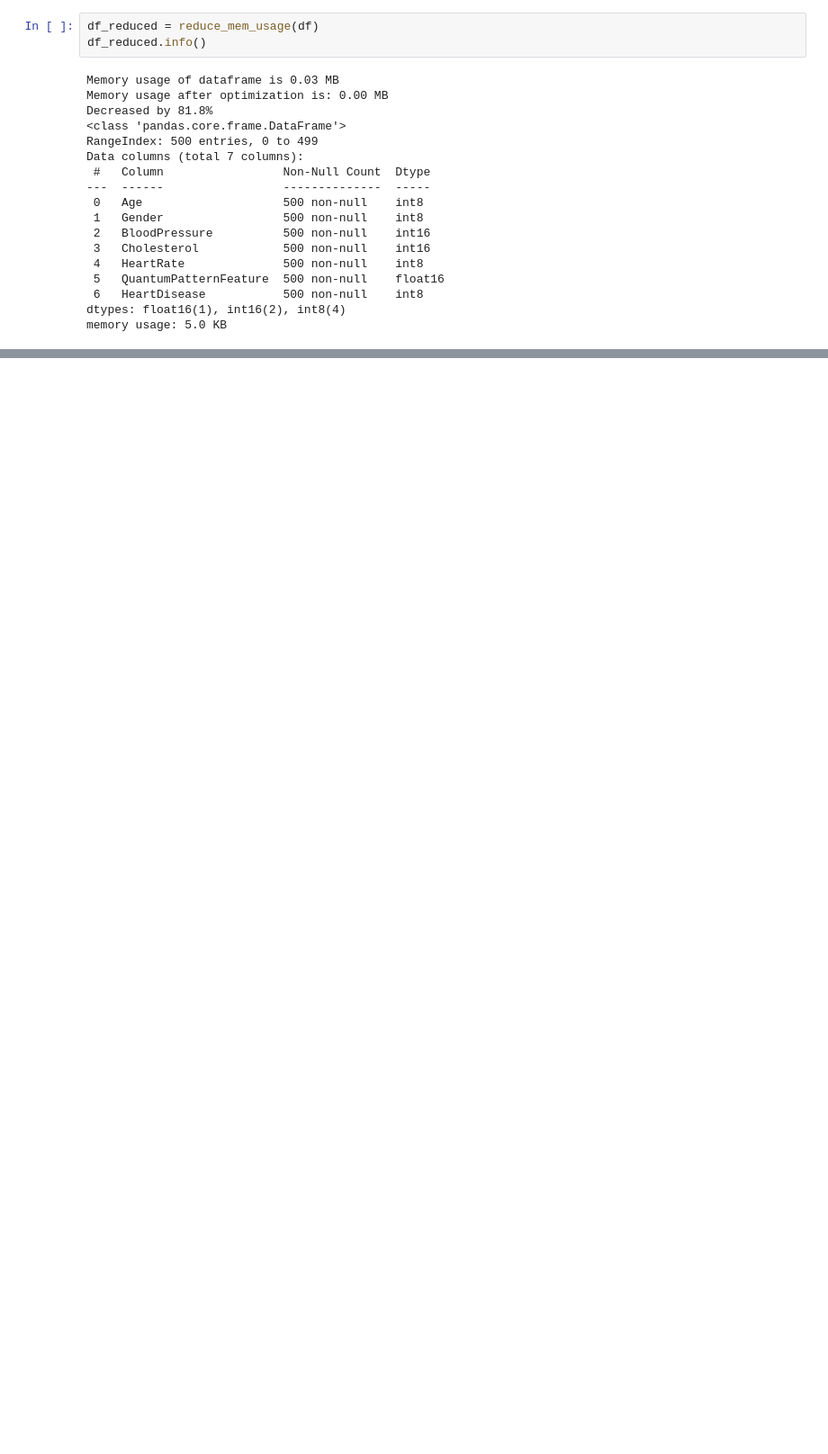
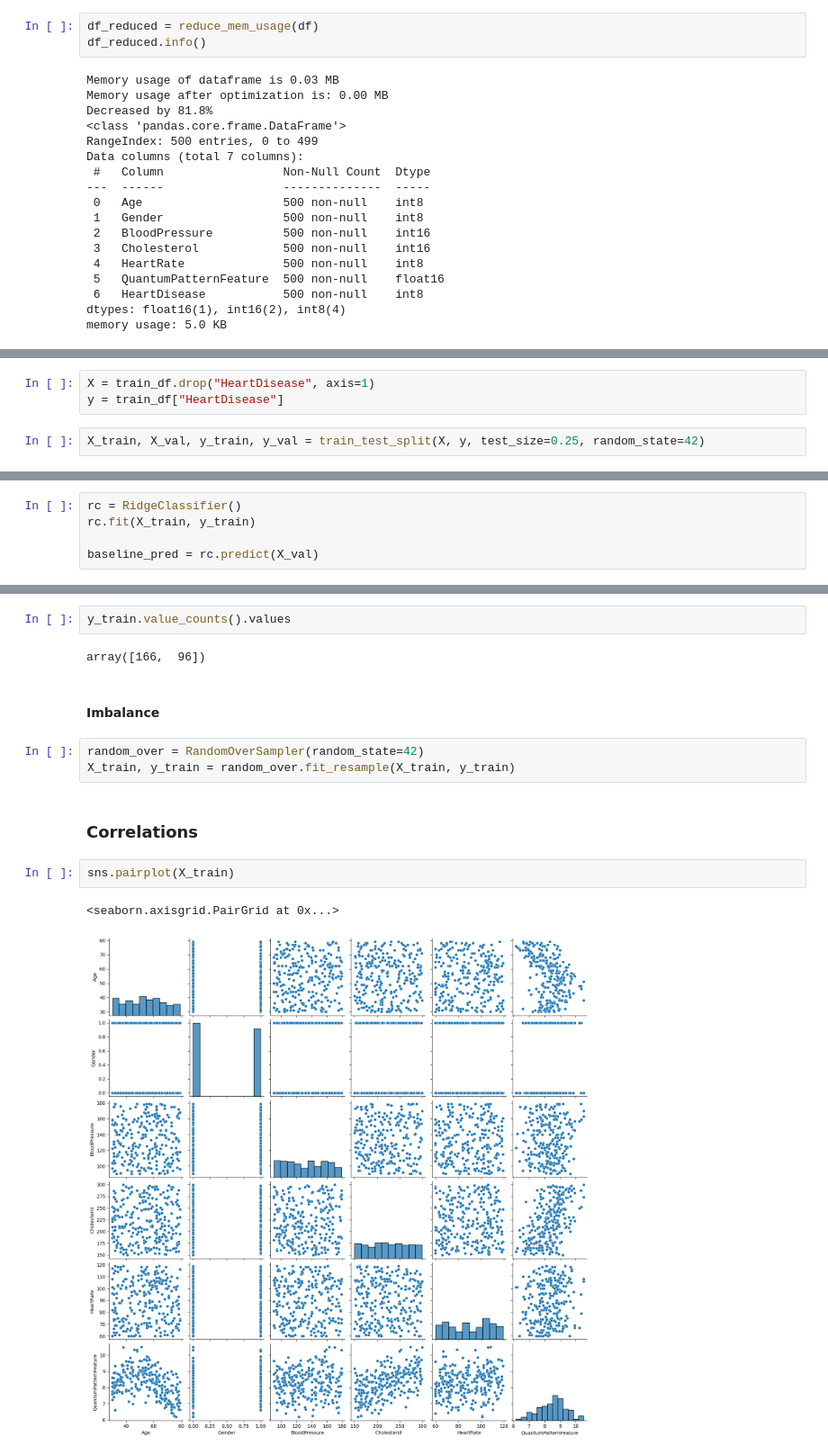
Before and after one commit to N1k1f0rM/mlflow_demo_ml_pipeline, a Jupyter notebook: model/model_pipi.ipynb, the cells around one changed output, grey strips where cells are left out. Shown: that part at 90% size. Cells and saved outputs as stored; diff of their text form; blank space fills up the shorter version.

```diff
--- a/model/model_pipi.ipynb
+++ b/model/model_pipi.ipynb
@@ -108,0 +120,5 @@ memory usage: 5.0 KB
+# %%
+X = train_df.drop("HeartDisease", axis=1)
+y = train_df["HeartDisease"]
+# %%
+X_train, X_val, y_train, y_val = train_test_split(X, y, test_size=0.25, random_state=42)
@@ -108,0 +127,5 @@ memory usage: 5.0 KB
+# %%
+rc = RidgeClassifier()
+rc.fit(X_train, y_train)
+
+baseline_pred = rc.predict(X_val)
@@ -108,0 +201,16 @@ memory usage: 5.0 KB
+# %%
+y_train.value_counts().values
+# %% [output]
+array([166,  96])
+# %% [markdown]
+#### Imbalance
+# %%
+random_over = RandomOverSampler(random_state=42)
+X_train, y_train = random_over.fit_resample(X_train, y_train)
+# %% [markdown]
+### Correlations
+# %%
+sns.pairplot(X_train)
+# %% [output]
+<seaborn.axisgrid.PairGrid at 0x...>
+[figure, added]
```
Also changed, not shown: parts of 22 cells of this notebook, 1 other file.
